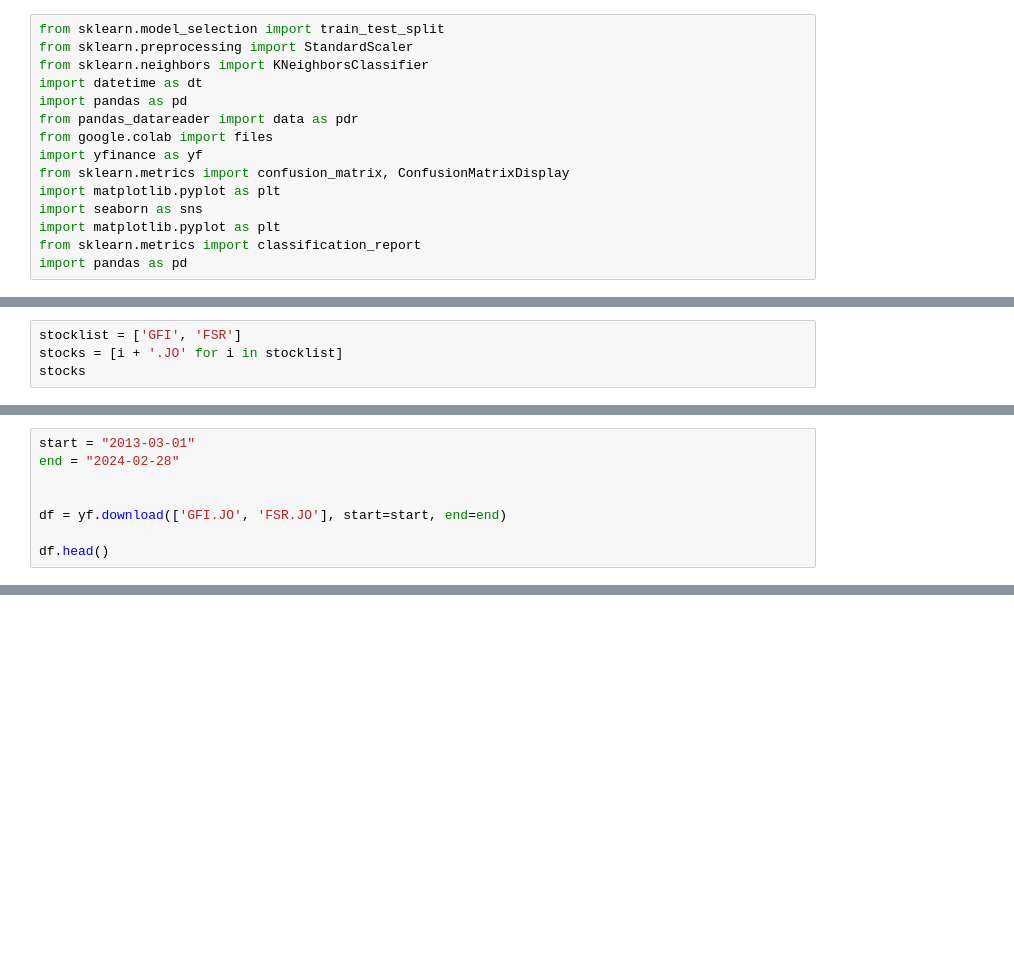
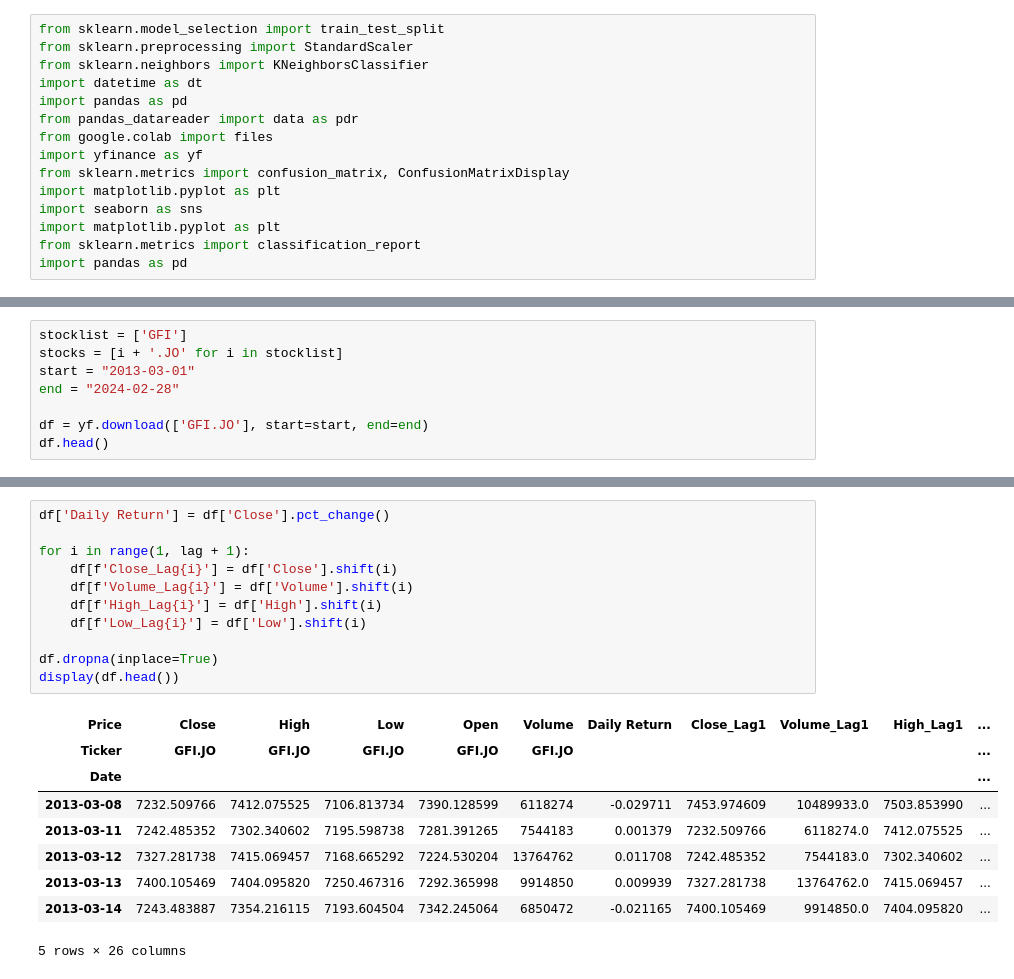
Before and after one commit to Deleon57/EDAR-Data, a Jupyter notebook: KNN.ipynb, the cells around one changed output, grey strips where cells are left out. Saved outputs shown, nothing was run; the diff lists cells and outputs as text; blank space fills up the shorter version.

```diff
--- a/KNN.ipynb
+++ b/KNN.ipynb
@@ -18,5 +20,9 @@ import pandas as pd
 # %%
-stocklist = ['GFI', 'FSR']
+stocklist = ['GFI']
 stocks = [i + '.JO' for i in stocklist]
-stocks
+start = "2013-03-01"
+end = "2024-02-28"
+
+df = yf.download(['GFI.JO'], start=start, end=end)
+df.head()
 # %% [output]
@@ -24,8 +37,0 @@ stocks
-# %%
-start = "2013-03-01"
-end = "2024-02-28"
-
-
-df = yf.download(['GFI.JO', 'FSR.JO'], start=start, end=end)
-
-df.head()
@@ -68,0 +67,21 @@ display(gfi_close.head())
+# %%
+df['Daily Return'] = df['Close'].pct_change()
+
+for i in range(1, lag + 1):
+    df[f'Close_Lag{i}'] = df['Close'].shift(i)
+    df[f'Volume_Lag{i}'] = df['Volume'].shift(i)
+    df[f'High_Lag{i}'] = df['High'].shift(i)
+    df[f'Low_Lag{i}'] = df['Low'].shift(i)
+
+df.dropna(inplace=True)
+display(df.head())
+# %% [output]
+| Price | Close | High | Low | Open | Volume | Daily Return | Close_Lag1 | Volume_Lag1 | High_Lag1 | ... |
+| Ticker | GFI.JO | GFI.JO | GFI.JO | GFI.JO | GFI.JO |  |  |  |  | ... |
+| Date |  |  |  |  |  |  |  |  |  | ... |
+| 2013-03-08 | 7232.509766 | 7412.075525 | 7106.813734 | 7390.128599 | 6118274 | -0.029711 | 7453.974609 | 10489933.0 | 7503.853990 | ... |
+| 2013-03-11 | 7242.485352 | 7302.340602 | 7195.598738 | 7281.391265 | 7544183 | 0.001379 | 7232.509766 | 6118274.0 | 7412.075525 | ... |
+| 2013-03-12 | 7327.281738 | 7415.069457 | 7168.665292 | 7224.530204 | 13764762 | 0.011708 | 7242.485352 | 7544183.0 | 7302.340602 | ... |
+| 2013-03-13 | 7400.105469 | 7404.095820 | 7250.467316 | 7292.365998 | 9914850 | 0.009939 | 7327.281738 | 13764762.0 | 7415.069457 | ... |
+| 2013-03-14 | 7243.483887 | 7354.216115 | 7193.604504 | 7342.245064 | 6850472 | -0.021165 | 7400.105469 | 9914850.0 | 7404.095820 | ... |
+5 rows × 26 columns
```
Also changed, not shown: parts of 24 cells of this notebook.
